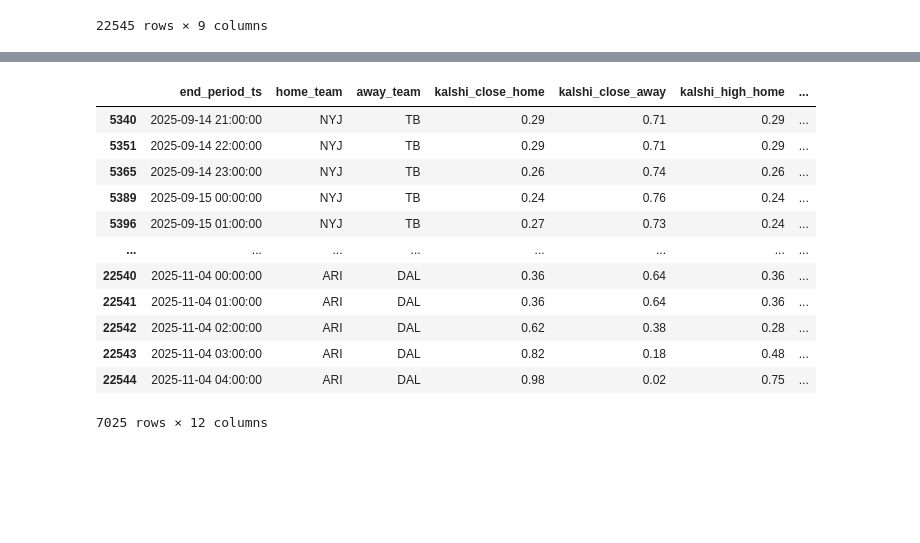
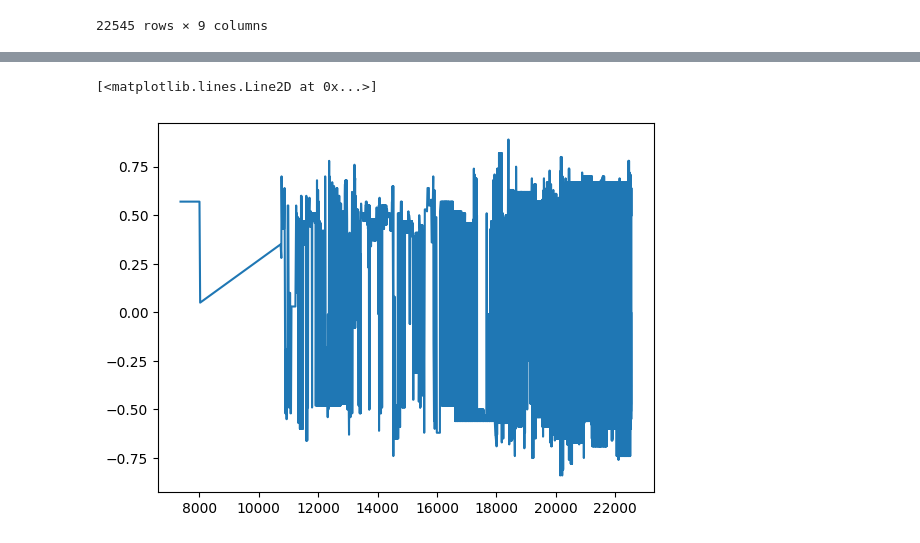
Before and after one commit to gtdlk20/cracking_nfl_kalshi, a Jupyter notebook: data combo/combine_data_games.ipynb, the cells around one changed output, grey strips where cells are left out. Cells and saved outputs as stored; diff of their text form; code cells hidden in the pictures; blank space fills up the shorter version.

```diff
--- a/data combo/combine_data_games.ipynb
+++ b/data combo/combine_data_games.ipynb
@@ -117,18 +102,11 @@ sub_sent_df_away = sub_sent_df.rename(columns={'mean_sentiment': 'mean_sentiment
 # %%
 df = market_df.merge(sub_sent_df_home, left_on=['end_period_ts','home_team'], right_on=['time','home_team'], how='left')
+df = df.merge(sub_sent_df_away, left_on=['end_period_ts','away_team'], right_on=['time','away_team'], how='left')
 df.dropna(inplace=True)
-df
+df.set_index('end_period_ts', inplace=True)
+df.to_csv('kalshi_reddit_sentiment_combined.csv', index=True)
-# %% [output]
-|  | end_period_ts | home_team | away_team | kalshi_close_home | kalshi_close_away | kalshi_high_home | ... |
-| 5340 | 2025-09-14 21:00:00 | NYJ | TB | 0.29 | 0.71 | 0.29 | ... |
-| 5351 | 2025-09-14 22:00:00 | NYJ | TB | 0.29 | 0.71 | 0.29 | ... |
-| 5365 | 2025-09-14 23:00:00 | NYJ | TB | 0.26 | 0.74 | 0.26 | ... |
-| 5389 | 2025-09-15 00:00:00 | NYJ | TB | 0.24 | 0.76 | 0.24 | ... |
-| 5396 | 2025-09-15 01:00:00 | NYJ | TB | 0.27 | 0.73 | 0.24 | ... |
-| ... | ... | ... | ... | ... | ... | ... | ... |
-| 22540 | 2025-11-04 00:00:00 | ARI | DAL | 0.36 | 0.64 | 0.36 | ... |
-| 22541 | 2025-11-04 01:00:00 | ARI | DAL | 0.36 | 0.64 | 0.36 | ... |
-| 22542 | 2025-11-04 02:00:00 | ARI | DAL | 0.62 | 0.38 | 0.28 | ... |
-| 22543 | 2025-11-04 03:00:00 | ARI | DAL | 0.82 | 0.18 | 0.48 | ... |
-| 22544 | 2025-11-04 04:00:00 | ARI | DAL | 0.98 | 0.02 | 0.75 | ... |
-7025 rows × 12 columns
+# %%
+plt.plot(df.index, df['mean_sentiment_home'], label='Home Team Sentiment')
+# %% [output]
+[<matplotlib.lines.Line2D at 0x...>]
+[figure, added]
```
Also changed, not shown: parts of 1 cell of this notebook, 44 other files.
